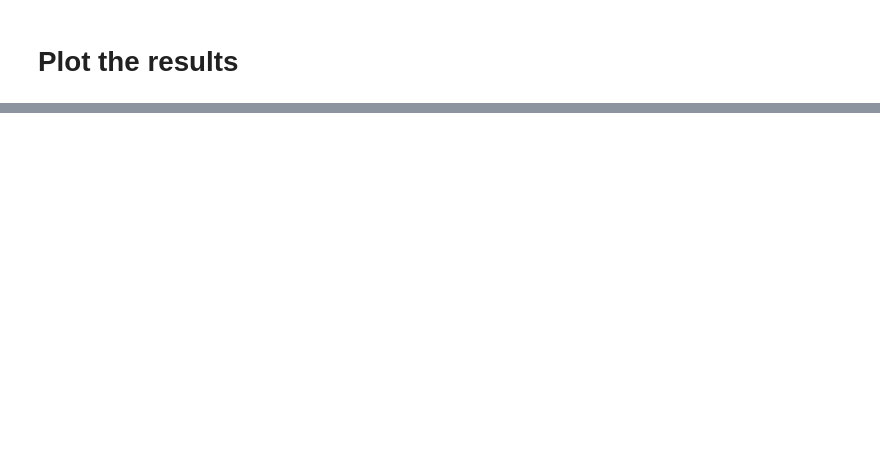
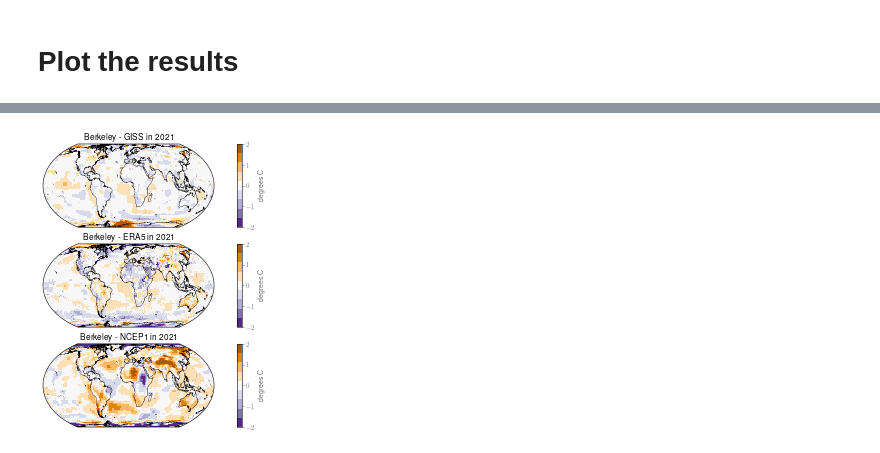
Before and after one commit to eabarnes1010/target_temp_detection, a Jupyter notebook: _compare_obs.ipynb, the cells around one changed output, grey strips where cells are left out. Drawn from its saved outputs; the diff is of its cells as text; code cells hidden in the pictures; blank space fills up the shorter version.

```diff
--- a/_compare_obs.ipynb
+++ b/_compare_obs.ipynb
@@ -5,7 +5,8 @@
 # %% [markdown]
 ## Python stuff
 # %%
-import sys, imp, os, copy
+import sys, os, copy
+import importlib as imp
 
 import cmocean
 import xarray as xr
@@ -32,3 +33,4 @@ mpl.rcParams["figure.facecolor"] = "white"
 mpl.rcParams["figure.dpi"] = 150
 savefig_dpi = 300
 np.warnings.filterwarnings("ignore", category=np.VisibleDeprecationWarning)
+map_proj = ct.crs.EqualEarth(central_longitude = 0.)
@@ -262,10 +322,44 @@ plt.show()
-# %%
-da_diff = da_obs_ncep - da_obs_best
-da_diff_plot = np.mean(da_diff[-1:],axis=0)
-
-fig = plt.figure(figsize=(6.,3.75))
-plt.pcolor(da_diff_plot,cmap="RdBu_r")
-plt.clim(-5,5)
-plt.colorbar()
+# %%
+
+fig = plt.figure(figsize=(6.*2,3.75*2),dpi=50)
+for iloop in np.arange(0,3):
+
+    if iloop == 0:
+        da_diff = da_obs_best - da_obs_giss
+        da_diff_plot = np.mean(da_diff[-1:],axis=0)
+        title_text = 'Berkeley - GISS in 2021'
+    elif iloop == 1:
+        da_diff = da_obs_best - da_obs_era
+        da_diff_plot = np.mean(da_diff[-1:],axis=0)
+        title_text = 'Berkeley - ERA5 in 2021'
+    elif iloop == 2:
+        da_diff = da_obs_best - da_obs_ncep
+        da_diff_plot = np.mean(da_diff[-1:],axis=0)
+        title_text = 'Berkeley - NCEP1 in 2021'
+
+    ax = fig.add_subplot(3,1,iloop+1,projection=map_proj)
+    cb,image = plots.drawOnGlobe(ax,
+                      map_proj,
+                      data=da_diff_plot.values, # multiplying by negative 1 so colorbar has warm colors on the right
+                      lats=da_diff['lat'],
+                      lons=da_diff['lon'],
+                      cmap=ListedColormap(['#b35806','#e08214','#fdb863','#fee0b6','#f7f7f7','#d8daeb','#b2abd2','#8073ac','#542788'][::-1]),#cmocean.cm.tarn,
+                      vmin= -2.,
+                      vmax= 2.,
+                      inc=None,
+                      cbarBool=False,
+                      contourMap=[],
+                      contourVals = [],
+                      fastBool=True,
+                      extent='both',
+                     )
+    fig.colorbar(image,fraction=.05,label='degrees C')
+    ax.set_title(title_text)
+
+# plt.tight_layout()
+plots.savefig(FIGURE_DIRECTORY + 'observational_differences_year2021',dpi=savefig_dpi)
+plt.show()
+# %% [output]
+[figure, added]
 # %%
 print('PLOT_SEED = ' + str(PLOT_SEED))
```
Also changed, not shown: parts of 12 cells of this notebook, 5 other files.
